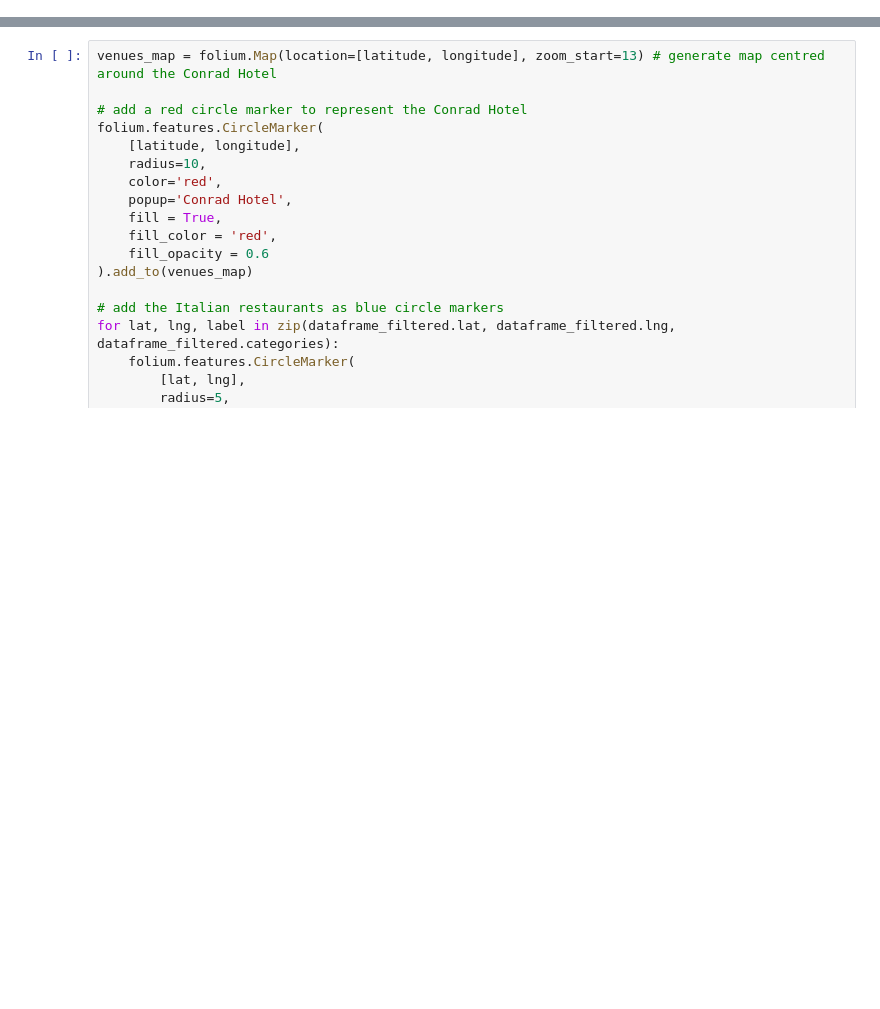
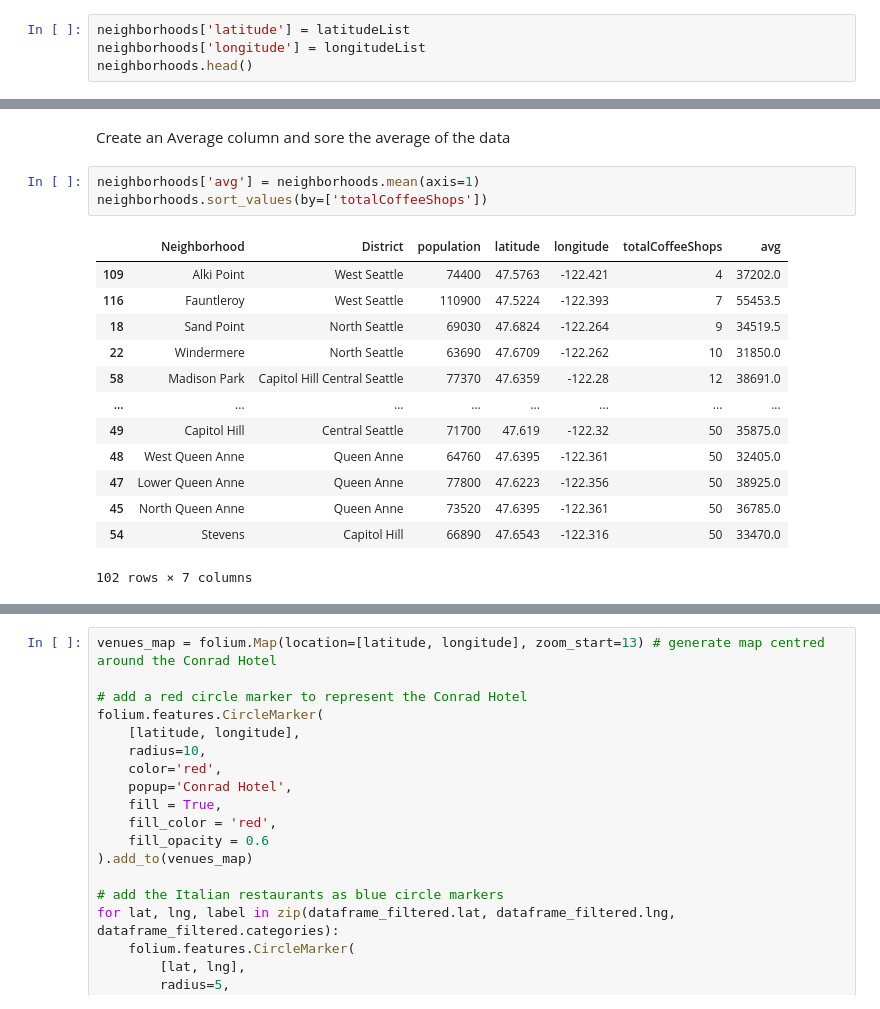
Before and after one commit to nagen1/capstone-project, a Jupyter notebook: Week4&5_FinalProject.ipynb, the cells around one changed output, grey strips where cells are left out. Cells and saved outputs as stored; diff of their text form; blank space fills up the shorter version.

```diff
--- a/Week4&5_FinalProject.ipynb
+++ b/Week4&5_FinalProject.ipynb
@@ -196,0 +194,4 @@ Name: name, dtype: object
+# %%
+neighborhoods['latitude'] = latitudeList
+neighborhoods['longitude'] = longitudeList
+neighborhoods.head()
@@ -196,0 +293,19 @@ Name: name, dtype: object
+# %% [markdown]
+Create an Average column and sore the average of the data
+# %%
+neighborhoods['avg'] = neighborhoods.mean(axis=1)
+neighborhoods.sort_values(by=['totalCoffeeShops'])
+# %% [output]
+|  | Neighborhood | District | population | latitude | longitude | totalCoffeeShops | avg |
+| 109 | Alki Point | West Seattle | 74400 | 47.5763 | -122.421 | 4 | 37202.0 |
+| 116 | Fauntleroy | West Seattle | 110900 | 47.5224 | -122.393 | 7 | 55453.5 |
+| 18 | Sand Point | North Seattle | 69030 | 47.6824 | -122.264 | 9 | 34519.5 |
+| 22 | Windermere | North Seattle | 63690 | 47.6709 | -122.262 | 10 | 31850.0 |
+| 58 | Madison Park | Capitol Hill Central Seattle | 77370 | 47.6359 | -122.28 | 12 | 38691.0 |
+| ... | ... | ... | ... | ... | ... | ... | ... |
+| 49 | Capitol Hill | Central Seattle | 71700 | 47.619 | -122.32 | 50 | 35875.0 |
+| 48 | West Queen Anne | Queen Anne | 64760 | 47.6395 | -122.361 | 50 | 32405.0 |
+| 47 | Lower Queen Anne | Queen Anne | 77800 | 47.6223 | -122.356 | 50 | 38925.0 |
+| 45 | North Queen Anne | Queen Anne | 73520 | 47.6395 | -122.361 | 50 | 36785.0 |
+| 54 | Stevens | Capitol Hill | 66890 | 47.6543 | -122.316 | 50 | 33470.0 |
+102 rows × 7 columns
```
Also changed, not shown: parts of 148 cells of this notebook.
